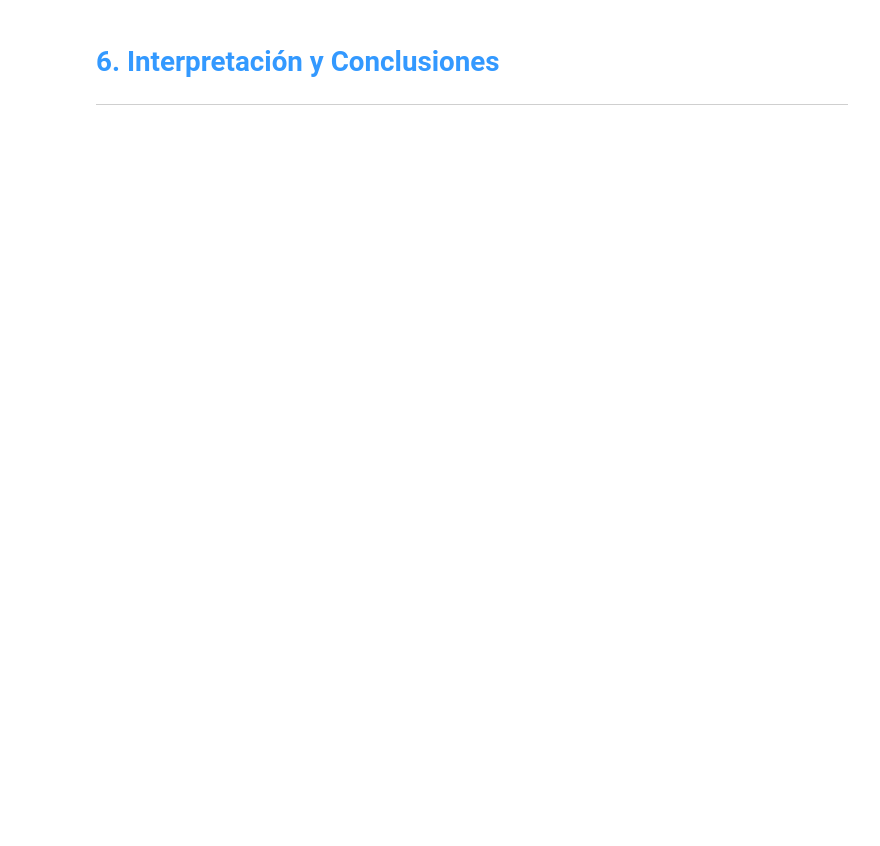
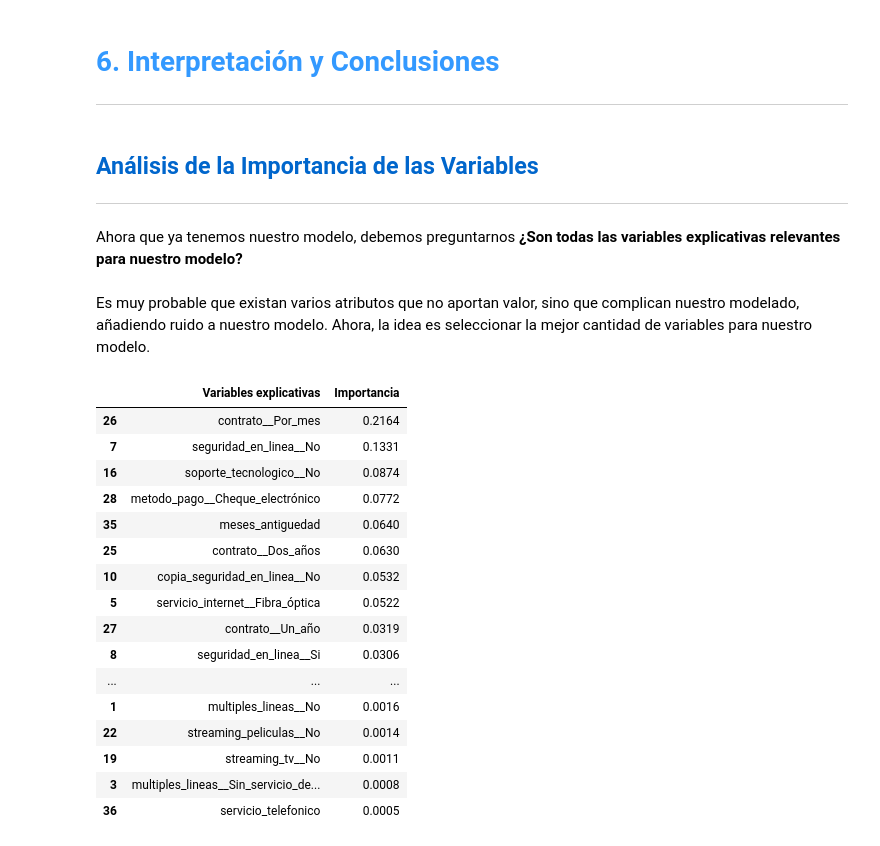
Before and after one commit to carloslozano-rg/challenge-telecom-x-parte-2-modelo-predictivo, a Jupyter notebook: Telecom_X_Modelo_Predictivo.ipynb, the cells around one changed output. Cells and saved outputs as stored; diff of their text form; code cells hidden in the pictures; blank space fills up the shorter version.

```diff
--- a/Telecom_X_Modelo_Predictivo.ipynb
+++ b/Telecom_X_Modelo_Predictivo.ipynb
@@ -840,3 +840,10 @@ La **Matriz de Confusión** nos indica que nuestro modelo va a predecir muy bien
 # %% [markdown]
 # <strong><font color='#3399FF'>6. Interpretación y Conclusiones</font></strong>
 ---
+# %% [markdown]
+## <font color='#0066CC'>Análisis de la Importancia de las Variables</font>
+---
+# %% [markdown]
+Ahora que ya tenemos nuestro modelo, debemos preguntarnos **¿Son todas las variables explicativas relevantes para nuestro modelo?**
+# %% [markdown]
+Es muy probable que existan varios atributos que no aportan valor, sino que complican nuestro modelado, añadiendo ruido a nuestro modelo. Ahora, la idea es seleccionar la mejor cantidad de variables para nuestro modelo.
@@ -842,0 +855,20 @@ La **Matriz de Confusión** nos indica que nuestro modelo va a predecir muy bien
+# %%
+importancia_variables_df
+# %% [output]
+|  | Variables explicativas | Importancia |
+| 26 | contrato__Por_mes | 0.2164 |
+| 7 | seguridad_en_linea__No | 0.1331 |
+| 16 | soporte_tecnologico__No | 0.0874 |
+| 28 | metodo_pago__Cheque_electrónico | 0.0772 |
+| 35 | meses_antiguedad | 0.0640 |
+| 25 | contrato__Dos_años | 0.0630 |
+| 10 | copia_seguridad_en_linea__No | 0.0532 |
+| 5 | servicio_internet__Fibra_óptica | 0.0522 |
+| 27 | contrato__Un_año | 0.0319 |
+| 8 | seguridad_en_linea__Si | 0.0306 |
+| ... | ... | ... |
+| 1 | multiples_lineas__No | 0.0016 |
+| 22 | streaming_peliculas__No | 0.0014 |
+| 19 | streaming_tv__No | 0.0011 |
+| 3 | multiples_lineas__Sin_servicio_de... | 0.0008 |
+| 36 | servicio_telefonico | 0.0005 |
```
Also changed, not shown: parts of 13 cells of this notebook.
